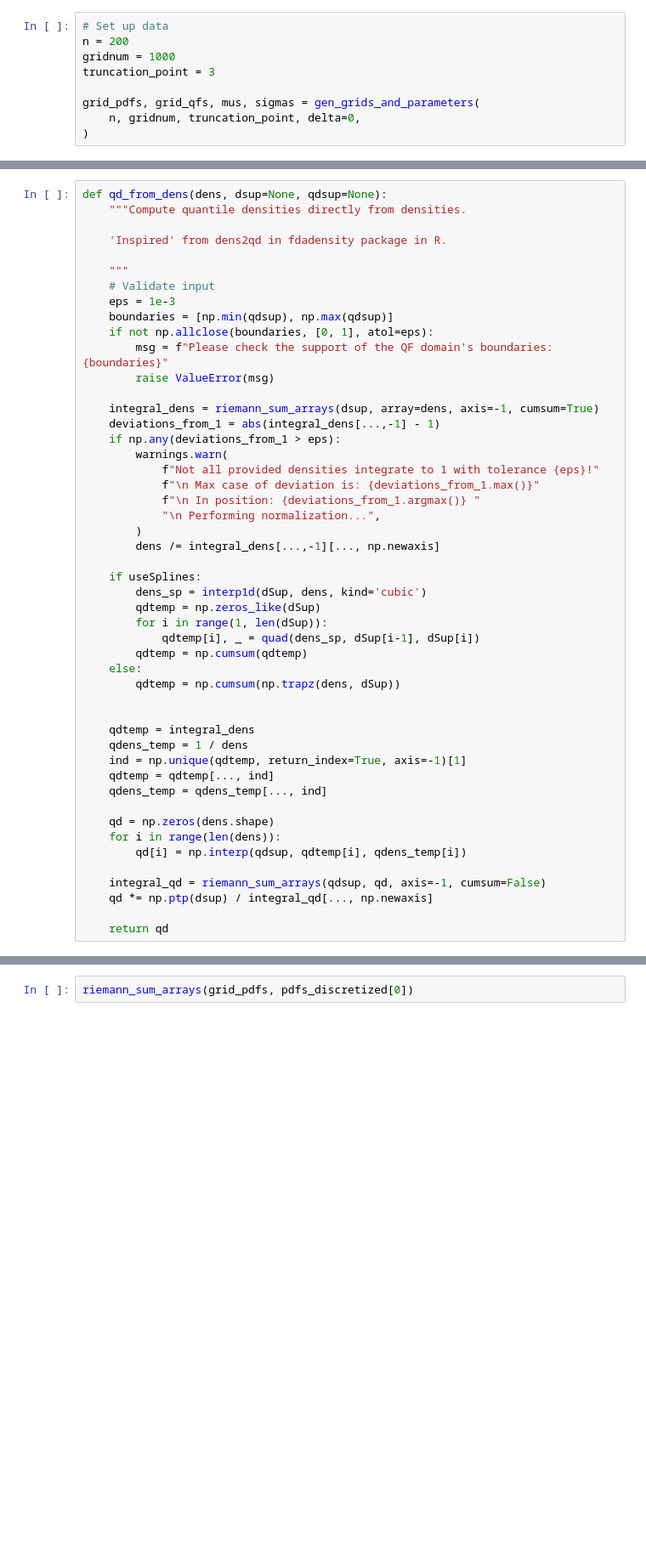
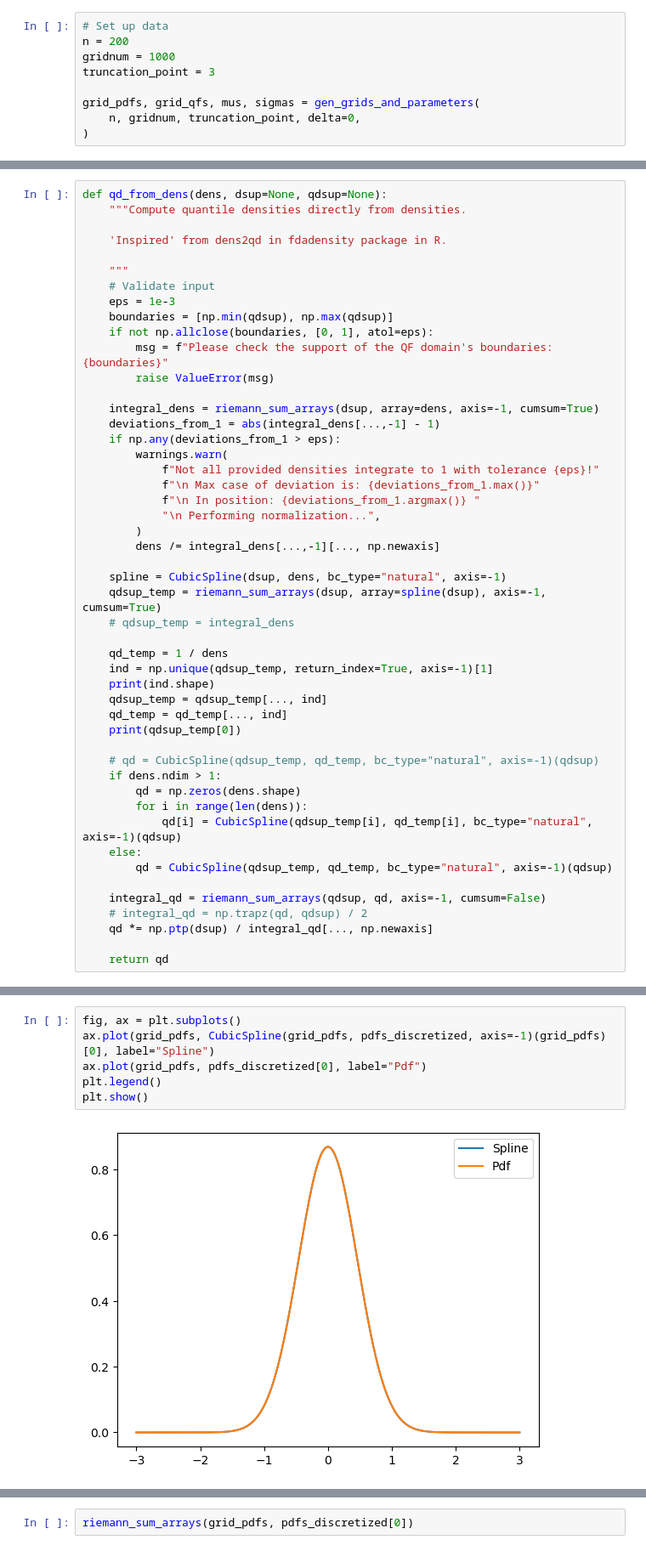
Before and after one commit to mirkimirk/thesis_frechet_fda, a Jupyter notebook: src/frechet_fda/sandbox_petersen_müller2016.ipynb, the cells around one changed output, grey strips where cells are left out. Shown at 85% size. Cells and saved outputs as stored; diff of their text form; blank space fills up the shorter version.

```diff
--- a/src/frechet_fda/sandbox_petersen_müller2016.ipynb
+++ b/src/frechet_fda/sandbox_petersen_müller2016.ipynb
@@ -51,27 +128,27 @@ def qd_from_dens(dens, dsup=None, qdsup=None):
         )
         dens /= integral_dens[...,-1][..., np.newaxis]
 
-    if useSplines:
-        dens_sp = interp1d(dSup, dens, kind='cubic')
-        qdtemp = np.zeros_like(dSup)
-        for i in range(1, len(dSup)):
-            qdtemp[i], _ = quad(dens_sp, dSup[i-1], dSup[i])
-        qdtemp = np.cumsum(qdtemp)
+    spline = CubicSpline(dsup, dens, bc_type="natural", axis=-1)
+    qdsup_temp = riemann_sum_arrays(dsup, array=spline(dsup), axis=-1, cumsum=True)
+    # qdsup_temp = integral_dens
+
+    qd_temp = 1 / dens
+    ind = np.unique(qdsup_temp, return_index=True, axis=-1)[1]
+    print(ind.shape)
+    qdsup_temp = qdsup_temp[..., ind]
+    qd_temp = qd_temp[..., ind]
+    print(qdsup_temp[0])
+
+    # qd = CubicSpline(qdsup_temp, qd_temp, bc_type="natural", axis=-1)(qdsup)
+    if dens.ndim > 1:
+        qd = np.zeros(dens.shape)
+        for i in range(len(dens)):
+            qd[i] = CubicSpline(qdsup_temp[i], qd_temp[i], bc_type="natural", axis=-1)(qdsup)
     else:
-        qdtemp = np.cumsum(np.trapz(dens, dSup))
-
-
-    qdtemp = integral_dens
-    qdens_temp = 1 / dens
-    ind = np.unique(qdtemp, return_index=True, axis=-1)[1]
-    qdtemp = qdtemp[..., ind]
-    qdens_temp = qdens_temp[..., ind]
-
-    qd = np.zeros(dens.shape)
-    for i in range(len(dens)):
-        qd[i] = np.interp(qdsup, qdtemp[i], qdens_temp[i])
+        qd = CubicSpline(qdsup_temp, qd_temp, bc_type="natural", axis=-1)(qdsup)
 
     integral_qd = riemann_sum_arrays(qdsup, qd, axis=-1, cumsum=False)
+    # integral_qd = np.trapz(qd, qdsup) / 2
     qd *= np.ptp(dsup) / integral_qd[..., np.newaxis]
 
     return qd
@@ -119,0 +226,8 @@ pdfs_discretized, cdfs_discretized, qfs_discretized, qdfs_discretized = (
+# %%
+fig, ax = plt.subplots()
+ax.plot(grid_pdfs, CubicSpline(grid_pdfs, pdfs_discretized, axis=-1)(grid_pdfs)[0], label="Spline")
+ax.plot(grid_pdfs, pdfs_discretized[0], label="Pdf")
+plt.legend()
+plt.show()
+# %% [output]
+[figure, added]
```
Also changed, not shown: parts of 15 cells of this notebook, 1 other file.
